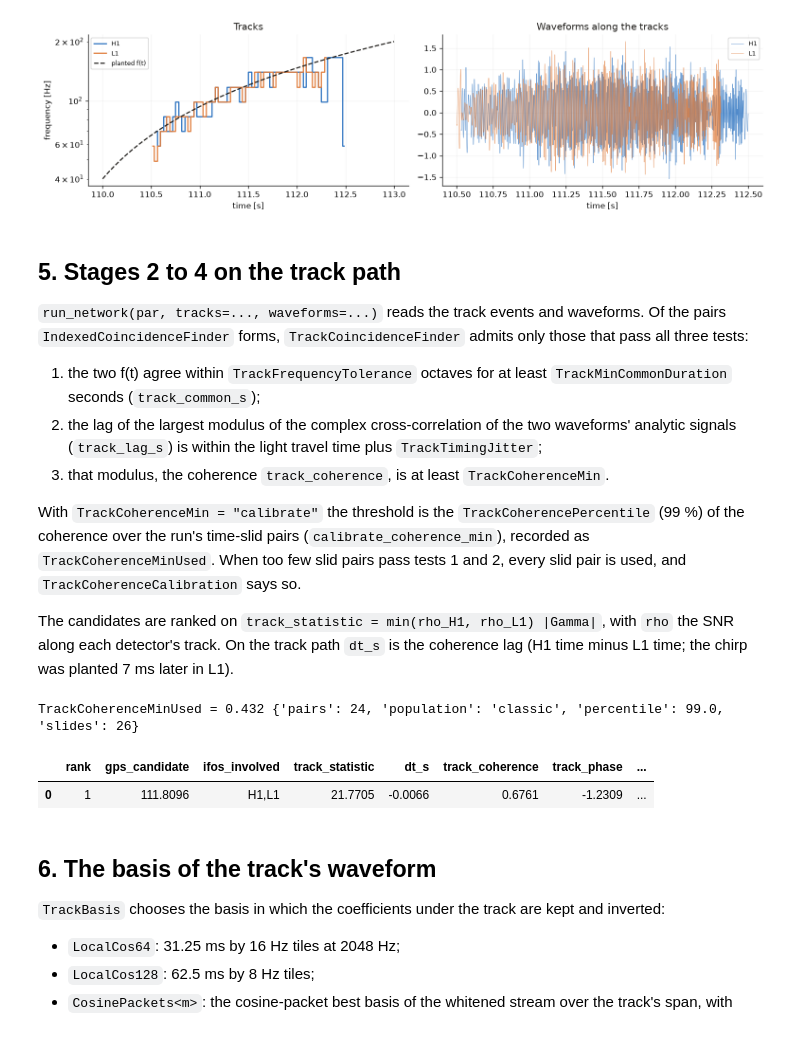
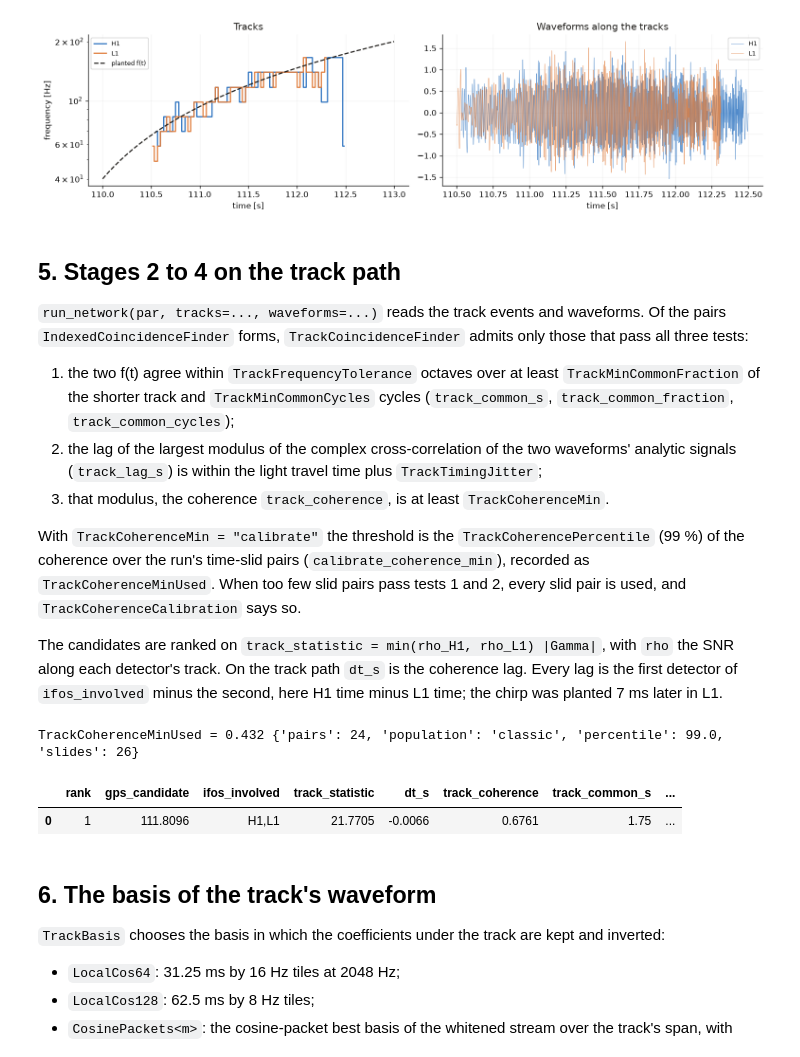
Before and after one commit to elenacuoco/wdflow, a Jupyter notebook: tutorials/05_the_paper_path_and_the_track_path.ipynb, the cells around one changed output. Cells and saved outputs as stored; diff of their text form; code cells hidden in the pictures.

Commit message:
Document the relative common span and the lag sign of the network stage; tutorial 05 re-run; CHANGELOG

```diff
--- a/tutorials/05_the_paper_path_and_the_track_path.ipynb
+++ b/tutorials/05_the_paper_path_and_the_track_path.ipynb
@@ -286,8 +286,9 @@ plt.show()
 waveforms. Of the pairs `IndexedCoincidenceFinder` forms,
 `TrackCoincidenceFinder` admits only those that pass all three tests:
 
-1. the two f(t) agree within `TrackFrequencyTolerance` octaves for at least
-   `TrackMinCommonDuration` seconds (`track_common_s`);
+1. the two f(t) agree within `TrackFrequencyTolerance` octaves over at least
+   `TrackMinCommonFraction` of the shorter track and `TrackMinCommonCycles`
+   cycles (`track_common_s`, `track_common_fraction`, `track_common_cycles`);
 2. the lag of the largest modulus of the complex cross-correlation of the two
    waveforms' analytic signals (`track_lag_s`) is within the light travel time
    plus `TrackTimingJitter`;
@@ -302,19 +303,20 @@ too few slid pairs pass tests 1 and 2, every slid pair is used, and
 
 The candidates are ranked on `track_statistic = min(rho_H1, rho_L1) |Gamma|`,
 with `rho` the SNR along each detector's track. On the track path `dt_s` is the
-coherence lag (H1 time minus L1 time; the chirp was planted 7 ms later in L1).
+coherence lag. Every lag is the first detector of `ifos_involved` minus the
+second, here H1 time minus L1 time; the chirp was planted 7 ms later in L1.
 # %%
 track = run_network(tpar, tracks=TRACKS, waveforms=WAVEFORMS)
 print(f"TrackCoherenceMinUsed = {tpar.TrackCoherenceMinUsed:.3f}", tpar.TrackCoherenceCalibration)
 COLUMNS = ["rank", "gps_candidate", "ifos_involved", "track_statistic", "dt_s",
-           "track_coherence", "track_phase", "track_common_s", "network_enwdf"]
+           "track_coherence", "track_common_s", "track_common_fraction", "network_enwdf"]
 top = track.candidates.sort_values("rank")[COLUMNS].head(5).copy()
 top["gps_candidate"] -= GPS0
 top.round(4)
 # %% [output]
 TrackCoherenceMinUsed = 0.432 {'pairs': 24, 'population': 'classic', 'percentile': 99.0, 'slides': 26}
-|  | rank | gps_candidate | ifos_involved | track_statistic | dt_s | track_coherence | track_phase | ... |
-| 0 | 1 | 111.8096 | H1,L1 | 21.7705 | -0.0066 | 0.6761 | -1.2309 | ... |
+|  | rank | gps_candidate | ifos_involved | track_statistic | dt_s | track_coherence | track_common_s | ... |
+| 0 | 1 | 111.8096 | H1,L1 | 21.7705 | -0.0066 | 0.6761 | 1.75 | ... |
 # %% [markdown]
 ## 6. The basis of the track's waveform
 
```
Also changed, not shown: parts of 2 cells of this notebook, 2 other files.
